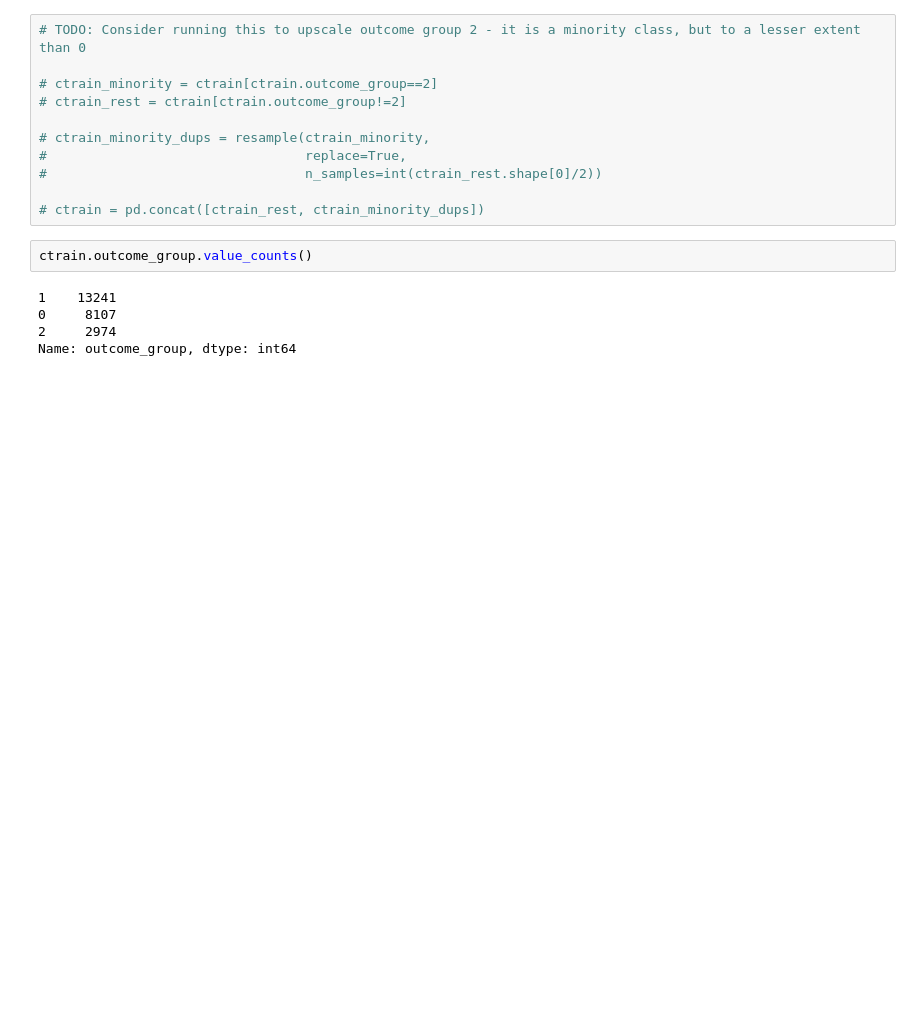
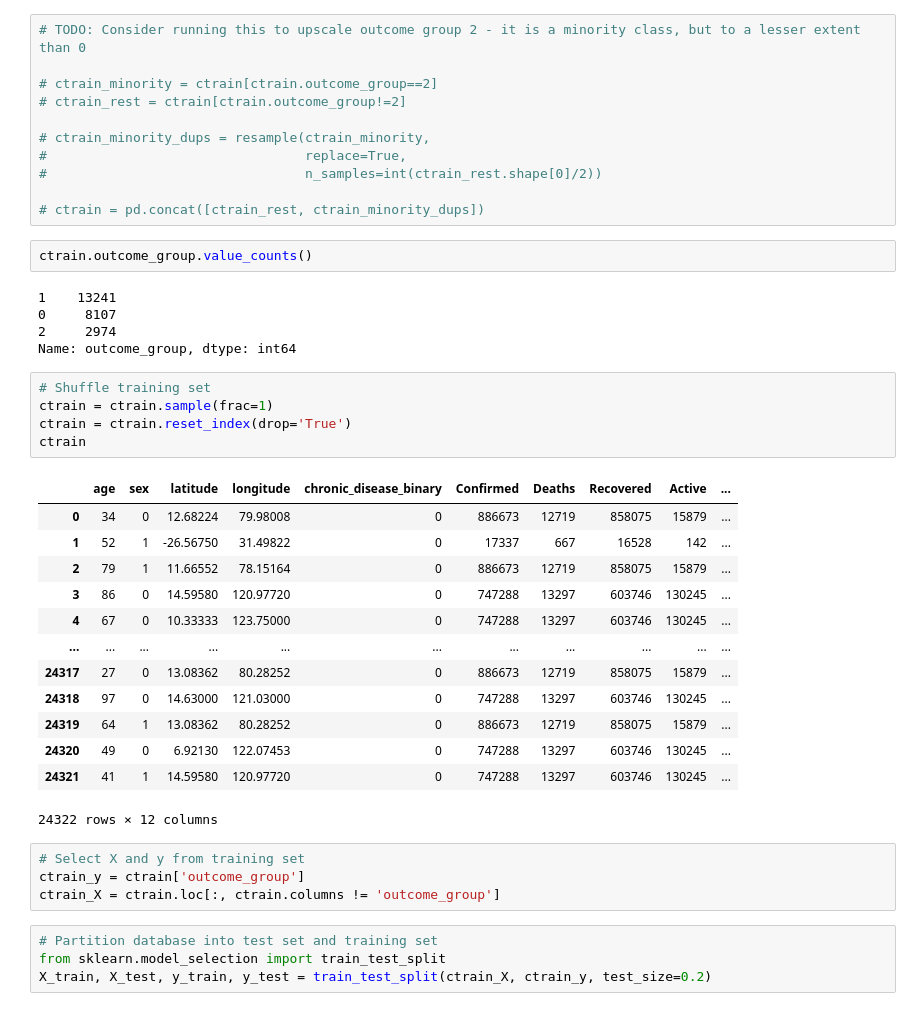
Before and after one commit to keeyank/CMPT-459-Proj-Milestone-2, a Jupyter notebook: code/project.ipynb, the cells around one changed output. Saved outputs shown, nothing was run; the diff lists cells and outputs as text; blank space fills up the shorter version.

```diff
--- a/code/project.ipynb
+++ b/code/project.ipynb
@@ -82,3 +83,30 @@ ctrain.outcome_group.value_counts()
 0     8107
 2     2974
 Name: outcome_group, dtype: int64
+# %%
+# Shuffle training set
+ctrain = ctrain.sample(frac=1)
+ctrain = ctrain.reset_index(drop='True')
+ctrain
+# %% [output]
+|  | age | sex | latitude | longitude | chronic_disease_binary | Confirmed | Deaths | Recovered | Active | ... |
+| 0 | 34 | 0 | 12.68224 | 79.98008 | 0 | 886673 | 12719 | 858075 | 15879 | ... |
+| 1 | 52 | 1 | -26.56750 | 31.49822 | 0 | 17337 | 667 | 16528 | 142 | ... |
+| 2 | 79 | 1 | 11.66552 | 78.15164 | 0 | 886673 | 12719 | 858075 | 15879 | ... |
+| 3 | 86 | 0 | 14.59580 | 120.97720 | 0 | 747288 | 13297 | 603746 | 130245 | ... |
+| 4 | 67 | 0 | 10.33333 | 123.75000 | 0 | 747288 | 13297 | 603746 | 130245 | ... |
+| ... | ... | ... | ... | ... | ... | ... | ... | ... | ... | ... |
+| 24317 | 27 | 0 | 13.08362 | 80.28252 | 0 | 886673 | 12719 | 858075 | 15879 | ... |
+| 24318 | 97 | 0 | 14.63000 | 121.03000 | 0 | 747288 | 13297 | 603746 | 130245 | ... |
+| 24319 | 64 | 1 | 13.08362 | 80.28252 | 0 | 886673 | 12719 | 858075 | 15879 | ... |
+| 24320 | 49 | 0 | 6.92130 | 122.07453 | 0 | 747288 | 13297 | 603746 | 130245 | ... |
+| 24321 | 41 | 1 | 14.59580 | 120.97720 | 0 | 747288 | 13297 | 603746 | 130245 | ... |
+24322 rows × 12 columns
+# %%
+# Select X and y from training set
+ctrain_y = ctrain['outcome_group']
+ctrain_X = ctrain.loc[:, ctrain.columns != 'outcome_group']
+# %%
+# Partition database into test set and training set
+from sklearn.model_selection import train_test_split
+X_train, X_test, y_train, y_test = train_test_split(ctrain_X, ctrain_y, test_size=0.2)
```
Also changed, not shown: parts of 2 cells of this notebook, 1 other file.
